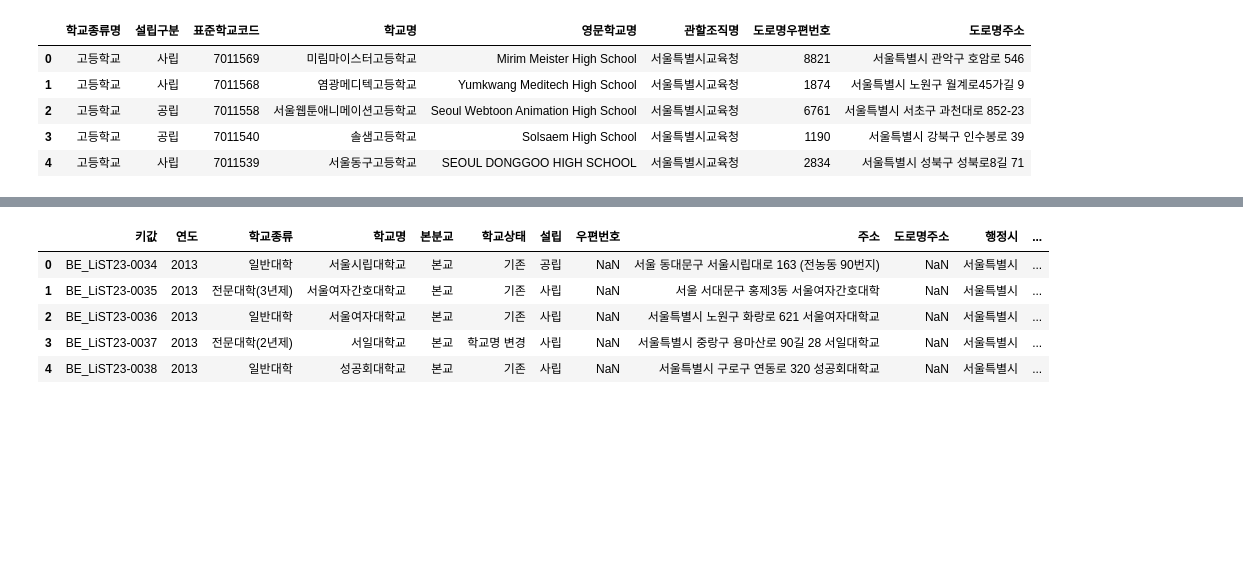
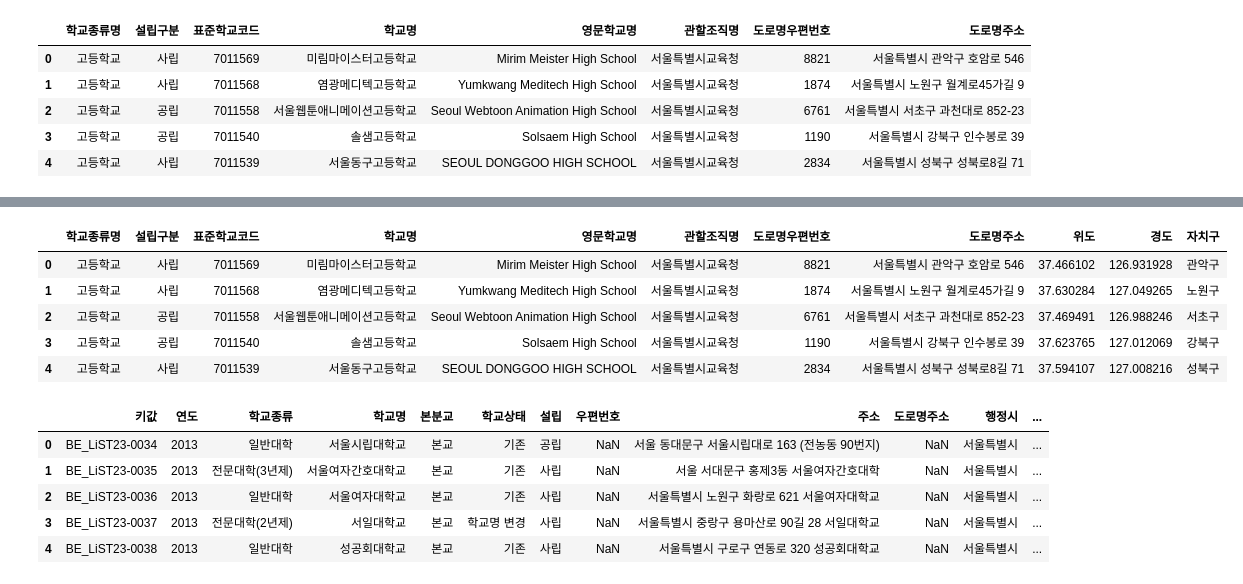
Before and after one commit to b00kkk/bikeseoul, a Jupyter notebook: seoulbike_processing.ipynb, the cells around one changed output, grey strips where cells are left out. Drawn from its saved outputs; the diff is of its cells as text; code cells hidden in the pictures; blank space fills up the shorter version.

```diff
--- a/seoulbike_processing.ipynb
+++ b/seoulbike_processing.ipynb
@@ -355,3 +377,7 @@ highschool_add.head()
 | 4 | 고등학교 | 사립 | 7011539 | 서울동구고등학교 | SEOUL DONGGOO HIGH SCHOOL | 서울특별시교육청 | 2834 | 서울특별시 성북구 성북로8길 71 | 37.5941065881018 | 127.008215538987 |
 # %%
 highschool_add.to_csv('highschool_add.csv',index=False)
+# %%
+import pandas as pd
+highschool_add=pd.read_csv('highschool_add.csv')
+highschool_add.head()
@@ -357,0 +391,10 @@ highschool_add.to_csv('highschool_add.csv',index=False)
+# %%
+highschool_add['자치구']=highschool_add['도로명주소'].apply(lambda x:x.split()[1])
+highschool_add.head()
+# %% [output]
+|  | 학교종류명 | 설립구분 | 표준학교코드 | 학교명 | 영문학교명 | 관할조직명 | 도로명우편번호 | 도로명주소 | 위도 | 경도 | 자치구 |
+| 0 | 고등학교 | 사립 | 7011569 | 미림마이스터고등학교 | Mirim Meister High School | 서울특별시교육청 | 8821 | 서울특별시 관악구 호암로 546 | 37.466102 | 126.931928 | 관악구 |
+| 1 | 고등학교 | 사립 | 7011568 | 염광메디텍고등학교 | Yumkwang Meditech High School | 서울특별시교육청 | 1874 | 서울특별시 노원구 월계로45가길 9 | 37.630284 | 127.049265 | 노원구 |
+| 2 | 고등학교 | 공립 | 7011558 | 서울웹툰애니메이션고등학교 | Seoul Webtoon Animation High School | 서울특별시교육청 | 6761 | 서울특별시 서초구 과천대로 852-23 | 37.469491 | 126.988246 | 서초구 |
+| 3 | 고등학교 | 공립 | 7011540 | 솔샘고등학교 | Solsaem High School | 서울특별시교육청 | 1190 | 서울특별시 강북구 인수봉로 39 | 37.623765 | 127.012069 | 강북구 |
+| 4 | 고등학교 | 사립 | 7011539 | 서울동구고등학교 | SEOUL DONGGOO HIGH SCHOOL | 서울특별시교육청 | 2834 | 서울특별시 성북구 성북로8길 71 | 37.594107 | 127.008216 | 성북구 |
```
Also changed, not shown: parts of 10 cells of this notebook.
